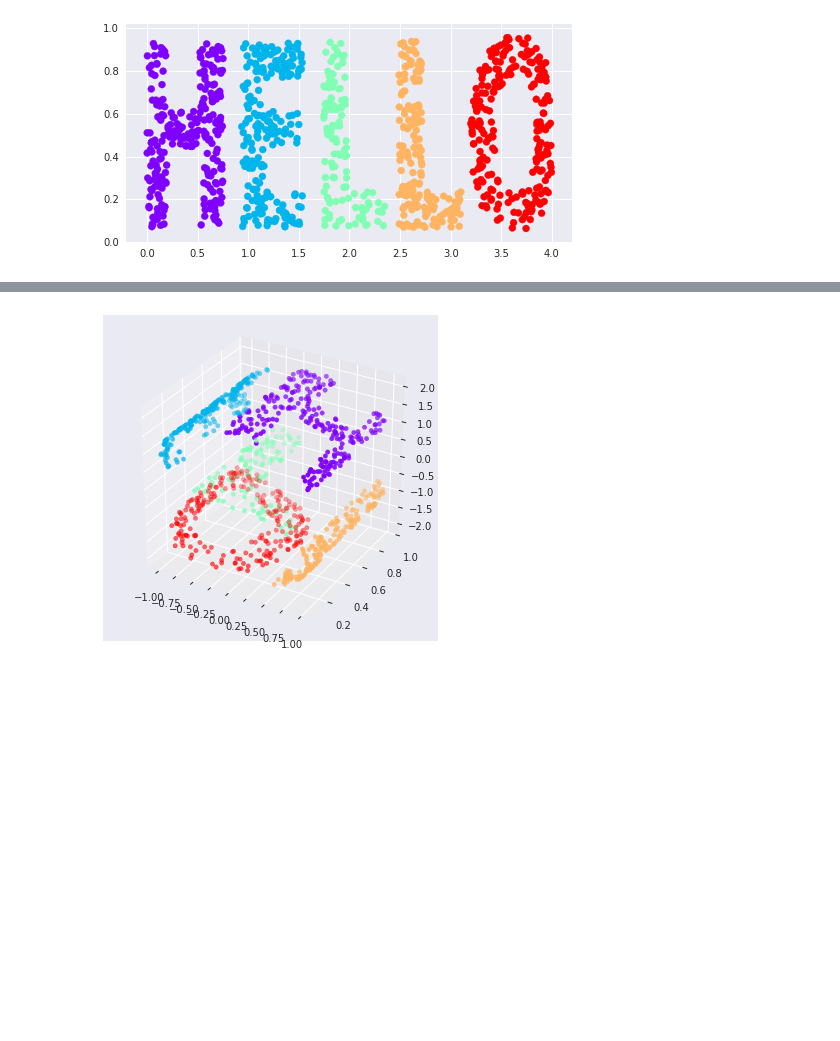
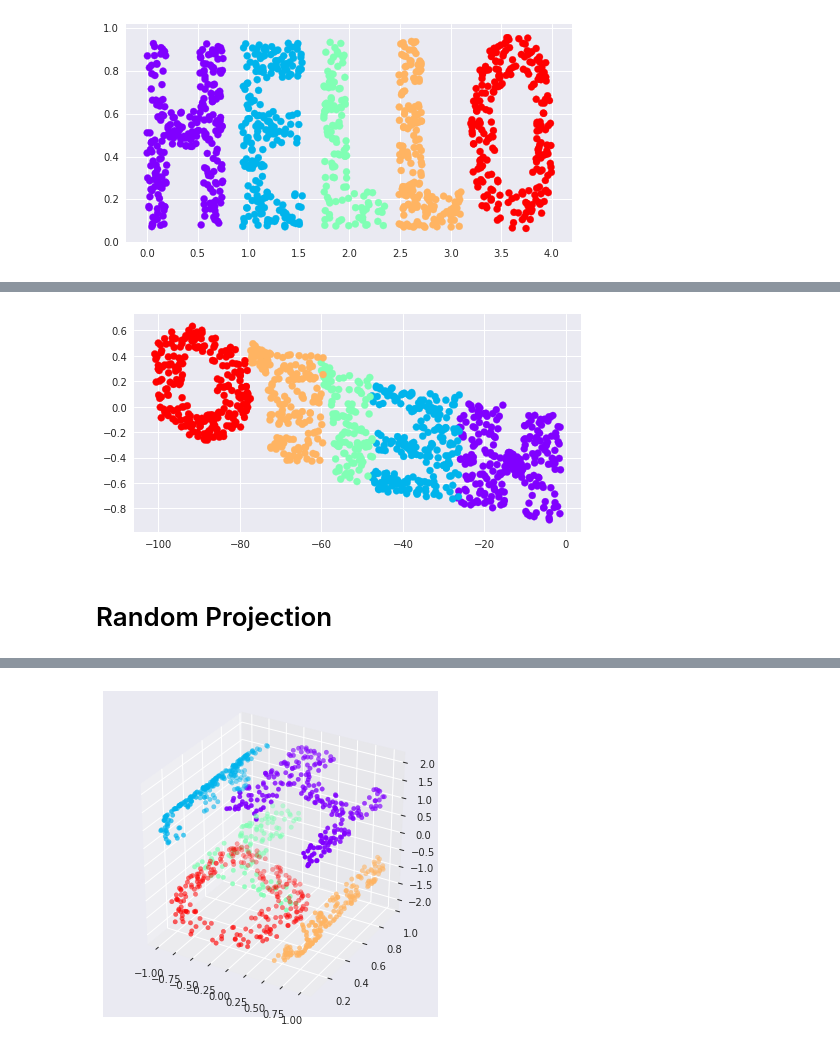
Before and after one commit to PyDimRed/PyDimRed, a Jupyter notebook: notebooks/experiment2.ipynb, the cells around one changed output, grey strips where cells are left out. Saved outputs shown, nothing was run; the diff lists cells and outputs as text; code cells hidden in the pictures; blank space fills up the shorter version.

```diff
--- a/notebooks/experiment2.ipynb
+++ b/notebooks/experiment2.ipynb
@@ -17,0 +39,2 @@ plt.scatter(hello[:, 0], hello[:, 1], **colorize)
+# %%
+pca = PCA(2)
@@ -17,0 +45,10 @@ plt.scatter(hello[:, 0], hello[:, 1], **colorize)
+# %%
+X_new = pca.transform(hello_3d)
+# %%
+plt.figure(figsize=(8,4))
+ax = plt.axes()
+ax.scatter(X_new[:,0],X_new[:,1], **colorize);
+# %% [output]
+[figure, added]
+# %% [markdown]
+# Random Projection
```
Also changed, not shown: parts of 24 cells of this notebook.
